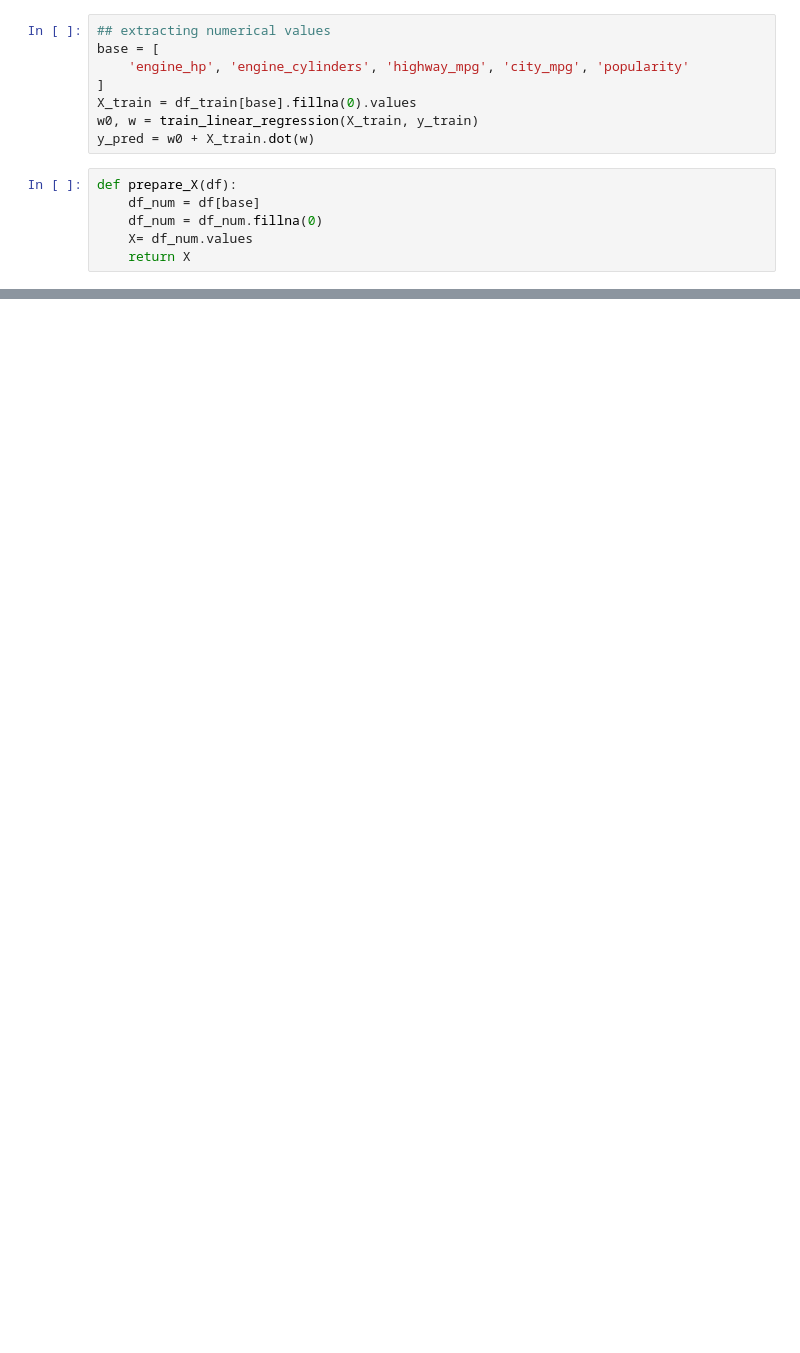
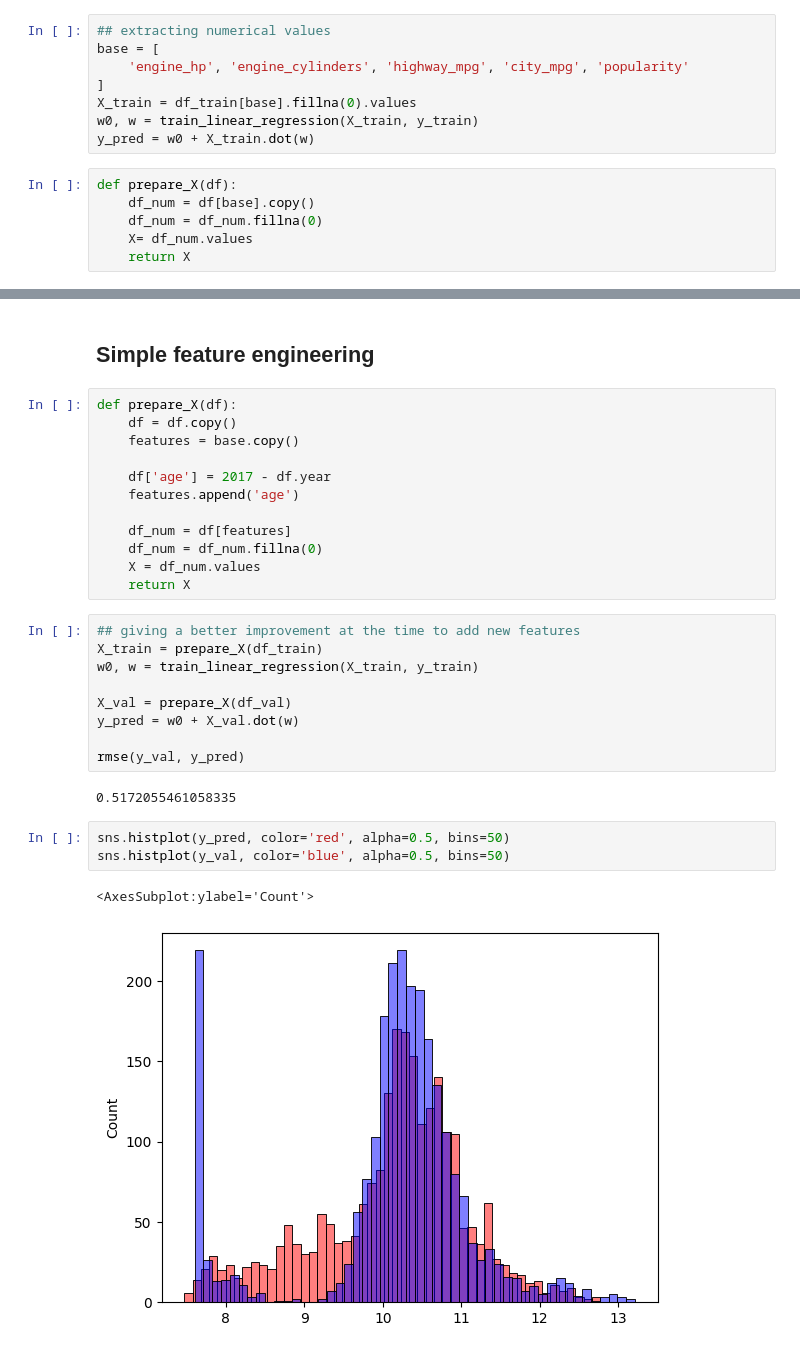
Before and after one commit to juanxo90/ml-zoomcamp, a Jupyter notebook: week_2/car_predition.ipynb, the cells around one changed output, grey strips where cells are left out. Drawn from its saved outputs; the diff is of its cells as text; blank space fills up the shorter version.

```diff
--- a/week_2/car_predition.ipynb
+++ b/week_2/car_predition.ipynb
@@ -377,7 +366,7 @@ w0, w = train_linear_regression(X_train, y_train)
 y_pred = w0 + X_train.dot(w)
 # %%
 def prepare_X(df):
-    df_num = df[base]
+    df_num = df[base].copy()
     df_num = df_num.fillna(0)
     X= df_num.values
     return X
@@ -393,0 +383,31 @@ rmse(y_val, y_pred)
+# %% [markdown]
+## Simple feature engineering
+# %%
+def prepare_X(df):
+    df = df.copy()
+    features = base.copy()
+
+    df['age'] = 2017 - df.year
+    features.append('age')
+
+    df_num = df[features]
+    df_num = df_num.fillna(0)
+    X = df_num.values
+    return X
+# %%
+## giving a better improvement at the time to add new features
+X_train = prepare_X(df_train)
+w0, w = train_linear_regression(X_train, y_train)
+
+X_val = prepare_X(df_val)
+y_pred = w0 + X_val.dot(w)
+
+rmse(y_val, y_pred)
+# %% [output]
+0.5172055461058335
+# %%
+sns.histplot(y_pred, color='red', alpha=0.5, bins=50)
+sns.histplot(y_val, color='blue', alpha=0.5, bins=50)
+# %% [output]
+<AxesSubplot:ylabel='Count'>
+[figure, added]
```
Also changed, not shown: parts of 14 cells of this notebook.
